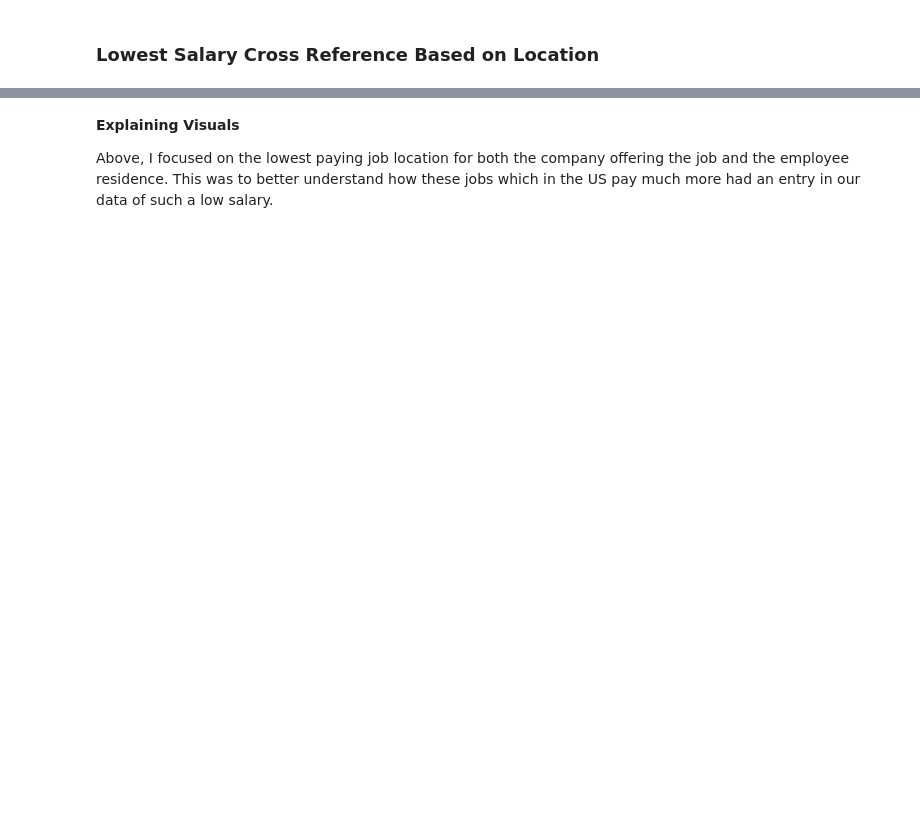
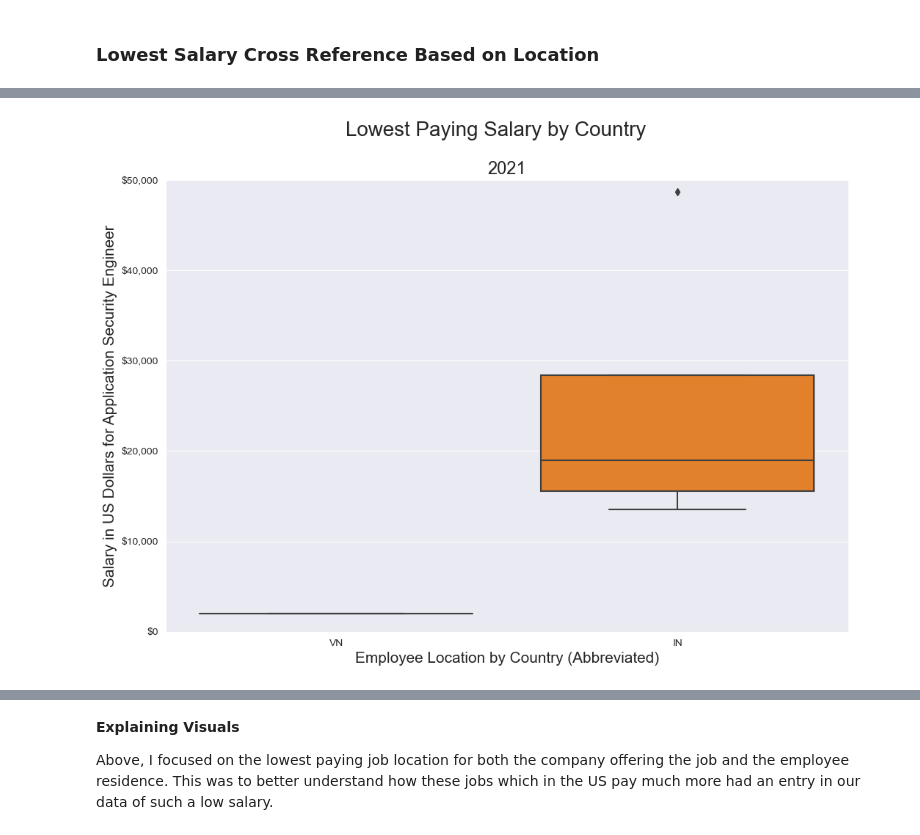
Before and after one commit to SantosAbimaelRomero/Cyber-Security-Salaries, a Jupyter notebook: Cyber Security Salary Presentation.ipynb, the cells around one changed output, grey strips where cells are left out. Cells and saved outputs as stored; diff of their text form; code cells hidden in the pictures; blank space fills up the shorter version.

```diff
--- a/Cyber Security Salary Presentation.ipynb
+++ b/Cyber Security Salary Presentation.ipynb
@@ -407,0 +408,4 @@ locsal(df_2022_low, 'Company','company_location')
+# %%
+locsal(df_2021_low, 'Employee', 'employee_residence')
+# %% [output]
+[figure, added]
```
Also changed, not shown: parts of 11 cells of this notebook.
